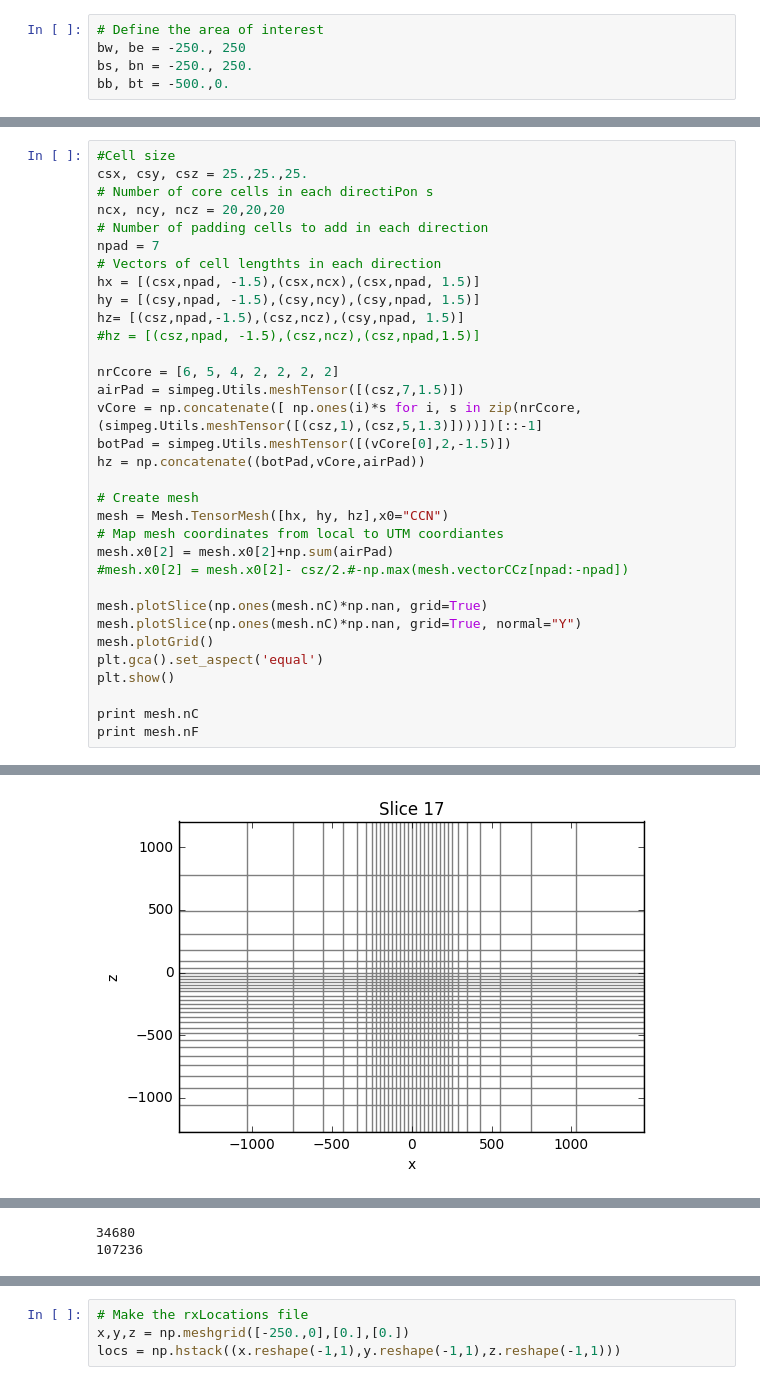
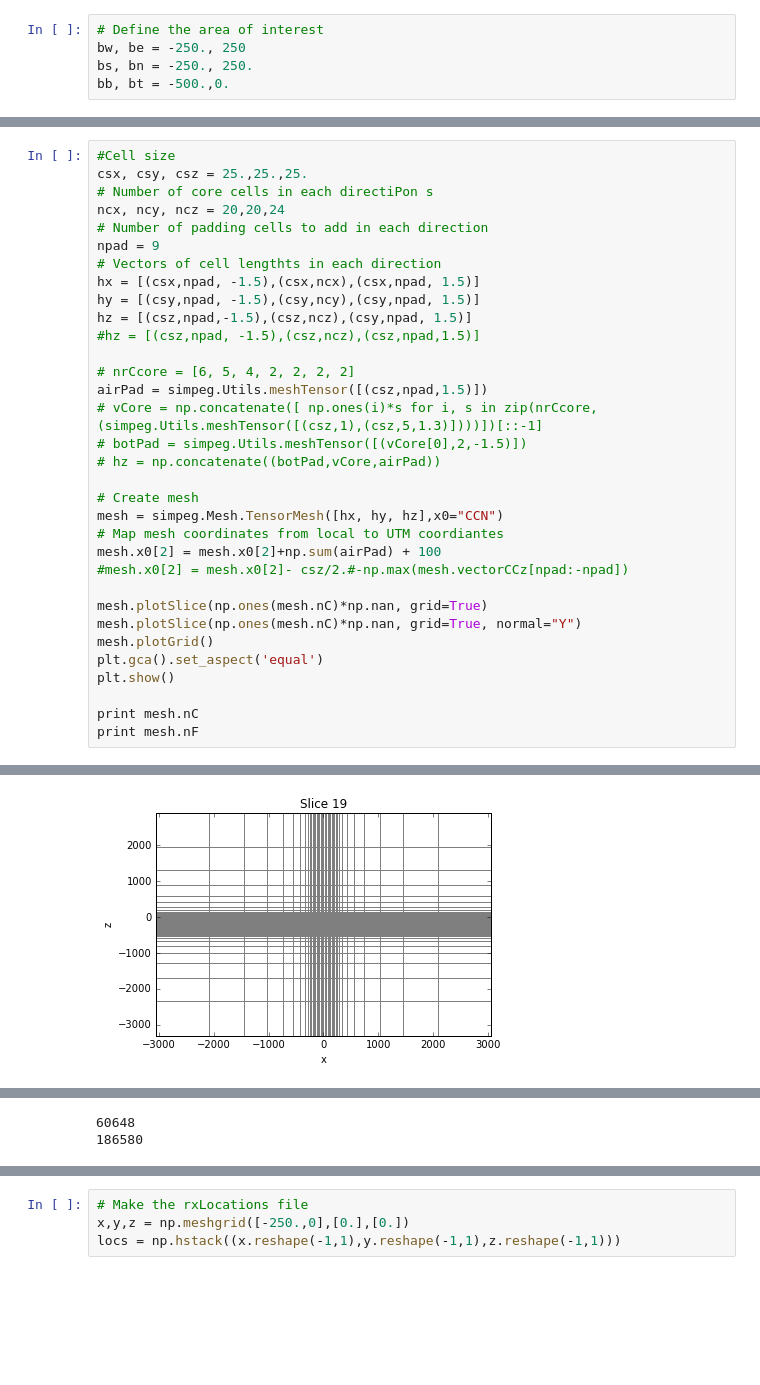
Before and after one commit to geoscixyz/em_examples, a Jupyter notebook: notebooks/geophysical_surveys/MT_Survey/MT_survey.ipynb, the cells around one changed output, grey strips where cells are left out. Drawn from its saved outputs; the diff is of its cells as text; blank space fills up the shorter version.

```diff
--- a/notebooks/geophysical_surveys/MT_Survey/MT_survey.ipynb
+++ b/notebooks/geophysical_surveys/MT_Survey/MT_survey.ipynb
@@ -44,25 +32,25 @@ array([-1628.76508594, -1041.36795703,  -649.76987109,  -388.70448047,
 #Cell size
 csx, csy, csz = 25.,25.,25.
 # Number of core cells in each directiPon s
-ncx, ncy, ncz = 20,20,20
+ncx, ncy, ncz = 20,20,24
 # Number of padding cells to add in each direction
-npad = 7
+npad = 9
 # Vectors of cell lengthts in each direction
 hx = [(csx,npad, -1.5),(csx,ncx),(csx,npad, 1.5)]
 hy = [(csy,npad, -1.5),(csy,ncy),(csy,npad, 1.5)]
-hz= [(csz,npad,-1.5),(csz,ncz),(csy,npad, 1.5)]
+hz = [(csz,npad,-1.5),(csz,ncz),(csy,npad, 1.5)]
 #hz = [(csz,npad, -1.5),(csz,ncz),(csz,npad,1.5)]
 
-nrCcore = [6, 5, 4, 2, 2, 2, 2]
-airPad = simpeg.Utils.meshTensor([(csz,7,1.5)])
-vCore = np.concatenate([ np.ones(i)*s for i, s in zip(nrCcore,(simpeg.Utils.meshTensor([(csz,1),(csz,5,1.3)])))])[::-1]
-botPad = simpeg.Utils.meshTensor([(vCore[0],2,-1.5)])
-hz = np.concatenate((botPad,vCore,airPad))
+# nrCcore = [6, 5, 4, 2, 2, 2, 2]
+airPad = simpeg.Utils.meshTensor([(csz,npad,1.5)])
+# vCore = np.concatenate([ np.ones(i)*s for i, s in zip(nrCcore,(simpeg.Utils.meshTensor([(csz,1),(csz,5,1.3)])))])[::-1]
+# botPad = simpeg.Utils.meshTensor([(vCore[0],2,-1.5)])
+# hz = np.concatenate((botPad,vCore,airPad))
 
 # Create mesh
-mesh = Mesh.TensorMesh([hx, hy, hz],x0="CCN")
+mesh = simpeg.Mesh.TensorMesh([hx, hy, hz],x0="CCN")
 # Map mesh coordinates from local to UTM coordiantes
-mesh.x0[2] = mesh.x0[2]+np.sum(airPad)
+mesh.x0[2] = mesh.x0[2]+np.sum(airPad) + 100
 #mesh.x0[2] = mesh.x0[2]- csz/2.#-np.max(mesh.vectorCCz[npad:-npad])
 
 mesh.plotSlice(np.ones(mesh.nC)*np.nan, grid=True)
@@ -78 +66 @@ print mesh.nF
-[figure, old version]
+[figure, new version]
@@ -80,5 +68,5 @@ print mesh.nF
-34680
-107236
+60648
+186580
 # %%
 mesh.vectorNz
 # %% [output]
```
Also changed, not shown: parts of 12 cells of this notebook.
